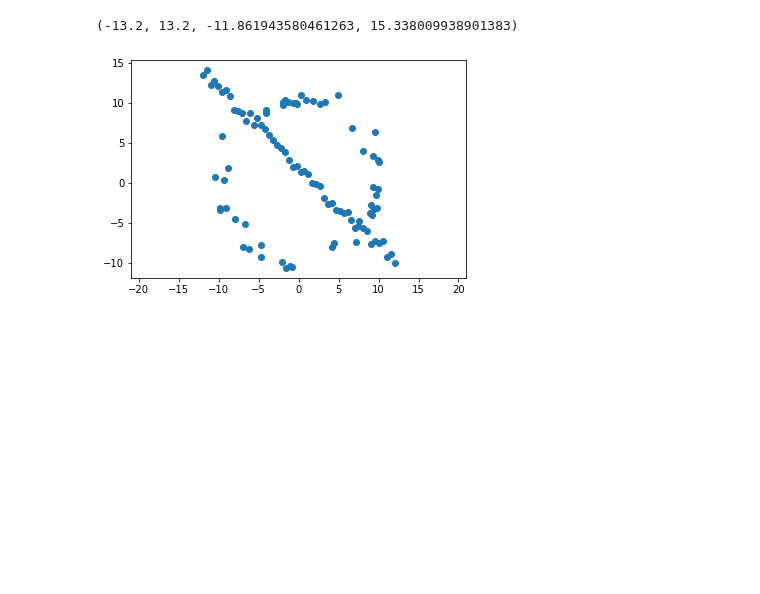
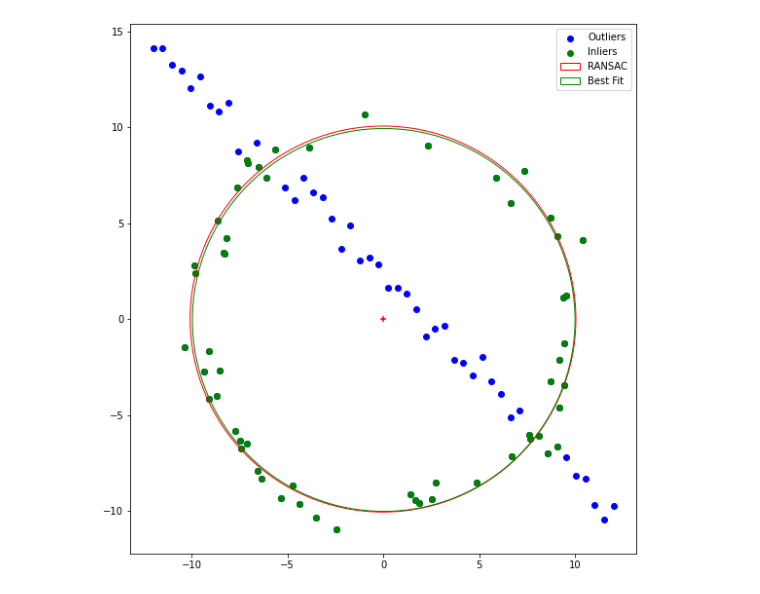
Before and after one commit to dakshinatharindu/Image-Processing, a Jupyter notebook: Assignment-02/190622R_a02.ipynb, the cells around one changed output. Drawn from its saved outputs; the diff is of its cells as text; code cells hidden in the pictures; blank space fills up the shorter version.

Commit message:
coded the best fit circle

```diff
--- a/Assignment-02/190622R_a02.ipynb
+++ b/Assignment-02/190622R_a02.ipynb
@@ -1,25 +1,73 @@
 # %%
 import numpy as np
 from scipy.optimize import minimize
 from scipy import linalg
 import matplotlib.pyplot as plt
-# np.random.seed(0)
+np.random.seed(0)
 N = 100
 half_n = N//2
 r = 10
 s = r/16
 t = np.random.uniform(0, 2*np.pi, half_n)
 n = s*np.random.randn(half_n)
 x, y = (r + n)*np.cos(t), (r + n)*np.sin(t)
 X_circ = np.hstack((x.reshape(half_n, 1), y.reshape(half_n, 1)))
 m, b = -1, 2
 x = np.linspace(-12, 12, half_n)
 y = m*x + b + s*np.random.randn(half_n)
 X_line = np.hstack((x.reshape(half_n, 1), y.reshape(half_n, 1)))
 X = np.vstack((X_circ, X_line))
 
-plt.scatter(X[:,0], X[:,1])
-plt.axis('equal')
+threshold = 1.96*s
+n = X.shape[0]
+best_est = None
+S_in = []
+p = 0.99
+i = 0
+e = 0.5
+N = np.log(1 - p) / np.log(1 - e**(n/10))
+while N > i:
+    random_index = np.random.randint(n, size=3)
+    pt1, pt2, pt3 = X[random_index]
+
+    A = np.array([[pt2[0] - pt1[0], pt2[1] - pt1[1]], [pt3[0] - pt2[0], pt3[1] - pt2[1]]])
+    B = np.array([[pt2[0]**2 - pt1[0]**2 + pt2[1]**2 - pt1[1]**2], [pt3[0]**2 - pt2[0]**2 + pt3[1]**2 - pt2[1]**2]])
+    inv_A = np.linalg.pinv(A)
+
+    a, b = np.dot(inv_A, B) / 2
+    a, b = a[0], b[0]
+    r = np.sqrt((a - pt1[0])**2 + (b - pt1[1])**2)
+
+    S_tst = []
+    for x, y in X:
+        dis = np.sqrt((x - a)**2 + (y - b)**2)
+        if (np.abs(dis - r) < threshold):
+            S_tst.append([x,y])
+
+    if (len(S_tst) > len(S_in)):
+        best_est = (a, b, r)
+        S_in = S_tst
+    i+=1
+
+a, b, r = best_est[0], best_est[1], best_est[2]
+S_in = np.array(S_in)
+P = np.concatenate((S_in, np.ones((S_in.shape[0], 1))), axis=1)
+Q = S_in[:,[0]]**2 + S_in[:, [1]]**2
+B = np.linalg.pinv(P.T @ P) @ P.T @ Q
+a0, b0, c = B.flatten()
+r0 = np.sqrt(a0**2 + b0**2 + c)
+
+fig, ax = plt.subplots(figsize=(10, 10))
+ax.scatter(X[:, 0], X[:, 1], c='blue', marker='o', label='Outliers')
+ax.scatter(S_in[:, 0], S_in[:, 1], c='g', marker='o', label='Inliers')
+ax.scatter(a, b, c='r', marker='+')
+circle_best_sample = plt.Circle((a, b), radius=r, color='r', fc='y', fill=False, label='RANSAC')
+circle_best_fit = plt.Circle((a0, b0), radius=r0, color='g', fc='y', fill=False, label='Best Fit')
+plt.gca().add_patch(circle_best_sample)
+plt.gca().add_patch(circle_best_fit)
+ax.legend()
+ax.axis('scaled')
+
+plt.show()
 # %% [output]
-(-13.2, 13.2, -11.861943580461263, 15.338009938901383)
-[figure, old version]
+[figure, new version]
```
Also changed, not shown: parts of 1 cell of this notebook.
